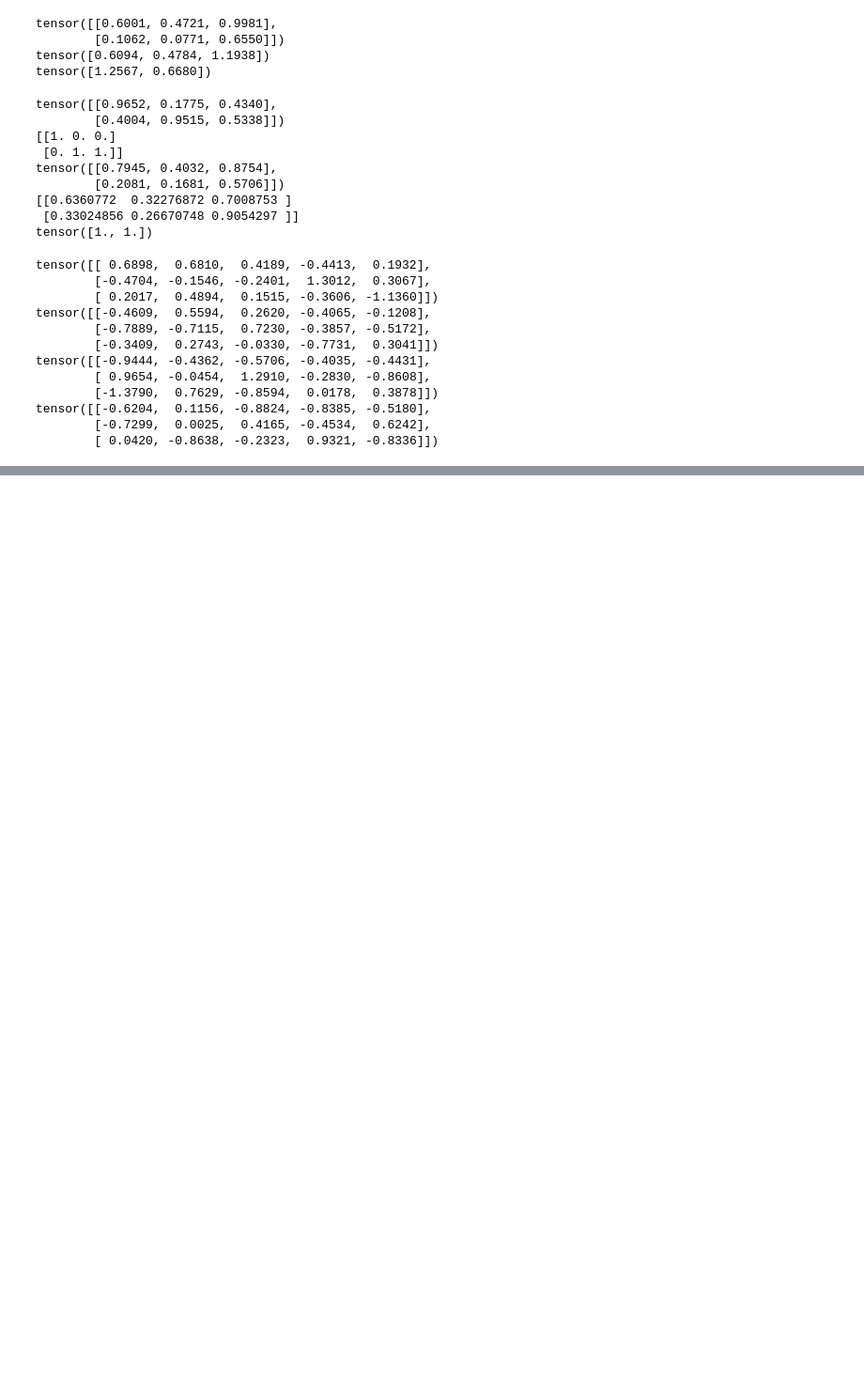
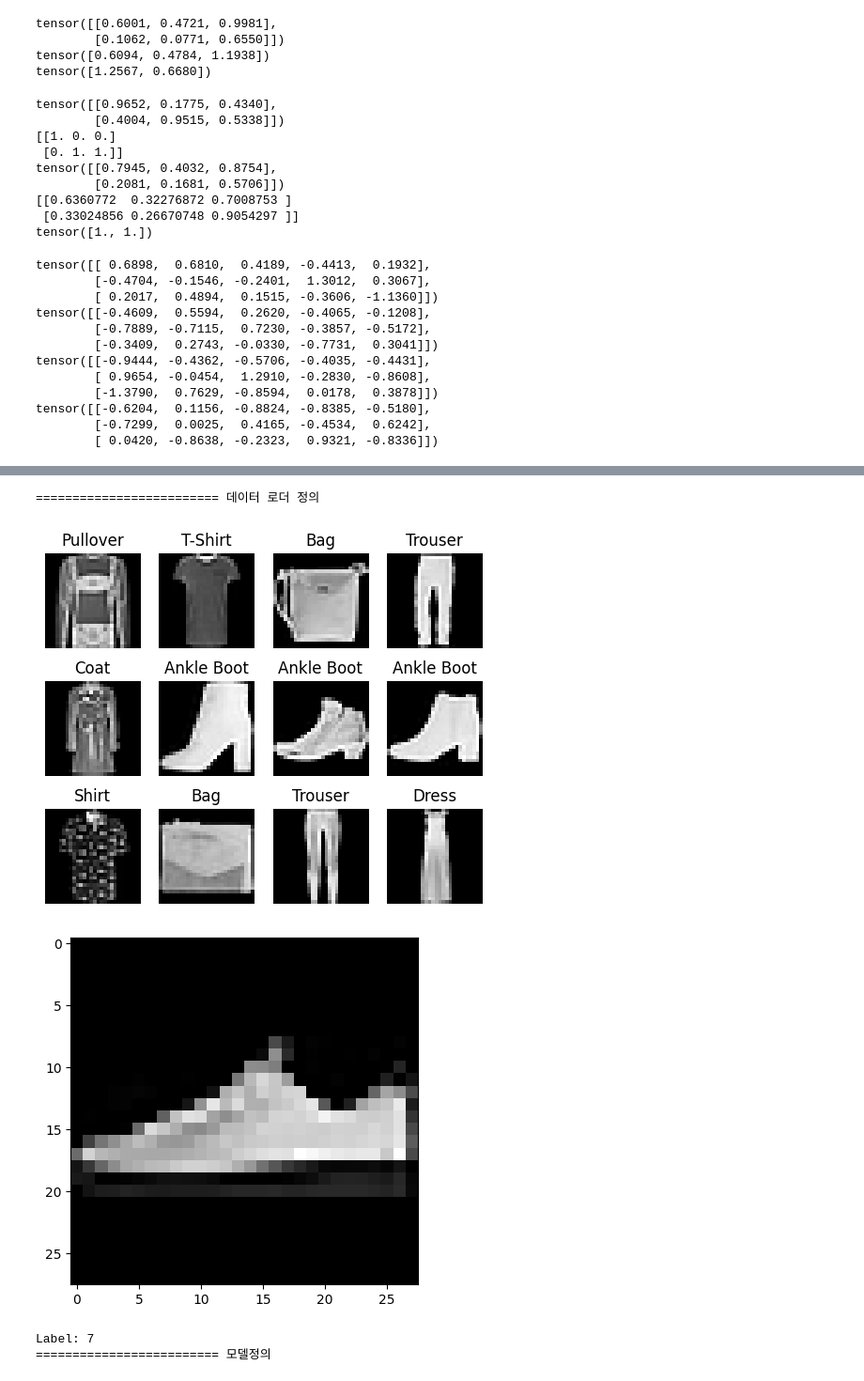
Before and after one commit to batangr00t/boostcamp, a Jupyter notebook: examples/week01.ipynb, the cells around one changed output, grey strips where cells are left out. Shown at 94% size. Cells and saved outputs as stored; diff of their text form; code cells hidden in the pictures; blank space fills up the shorter version.

```diff
--- a/examples/week01.ipynb
+++ b/examples/week01.ipynb
@@ -655,30 +655,75 @@ tensor([[-0.0495],
 # %%
 # https://tutorials.pytorch.kr/beginner/basics/data_tutorial.html 따라해 보기
 
 import torch
 from torch.utils.data import Dataset
 from torchvision import datasets
 from torchvision.transforms import ToTensor
 import matplotlib.pyplot as plt
 
 # data 다운로드
-traing_data = datasets.FashionMNIST(
+train_dataset = datasets.FashionMNIST(
     root="data",
     train=True,
     download=True,
     transform=ToTensor(),
 )
 
-test_data = datasets.FashionMNIST(
+test_dataset = datasets.FashionMNIST(
     root="data",
     train=False,
     download=True,
     transform=ToTensor(),
 )
 
+# 데이터 시각화
+labels_map = {
+    0: "T-Shirt",
+    1: "Trouser",
+    2: "Pullover",
+    3: "Dress",
+    4: "Coat",
+    5: "Sandal",
+    6: "Shirt",
+    7: "Sneaker",
+    8: "Bag",
+    9: "Ankle Boot",
+}
+
+fig = plt.figure(figsize=(6,5))
+rows, cols = 3, 4
+for i in range(1, rows*cols + 1):
+    sample_idx = int(torch.randint(len(train_dataset), ()).item())
+    img, label = train_dataset[sample_idx]
+    ax = fig.add_subplot(rows, cols, i)
+    ax.set_title(labels_map[label])
+    ax.axis('off')
+    ax.imshow(img.squeeze(), cmap='gray')
+
+fig.show()
+
 # 데이터 로더 정의
+print("========================= 데이터 로더 정의")
+train_dataloader = DataLoader(train_dataset, batch_size=64, shuffle=True)
+test_dataloader = DataLoader(test_dataset, batch_size=64, shuffle=False)
+
+batch_images, batch_labels = next(iter(train_dataloader))
+img = batch_images[0].squeeze()
+label = batch_labels[0]
+plt.figure()
+plt.imshow(img, cmap='gray')
+plt.show()
+print(f'Label: {label}')
+
 # 모델 정의
+print("========================= 모델정의")
 # 손실 함수 정의
 # 옵티마이저 정의
 # 모델 학습
 # 모델 평가
+# %% [output]
+========================= 데이터 로더 정의
+[figure, added]
+[figure, added]
+Label: 7
+========================= 모델정의
```
Also changed, not shown: parts of 2 cells of this notebook, 2 other files.
